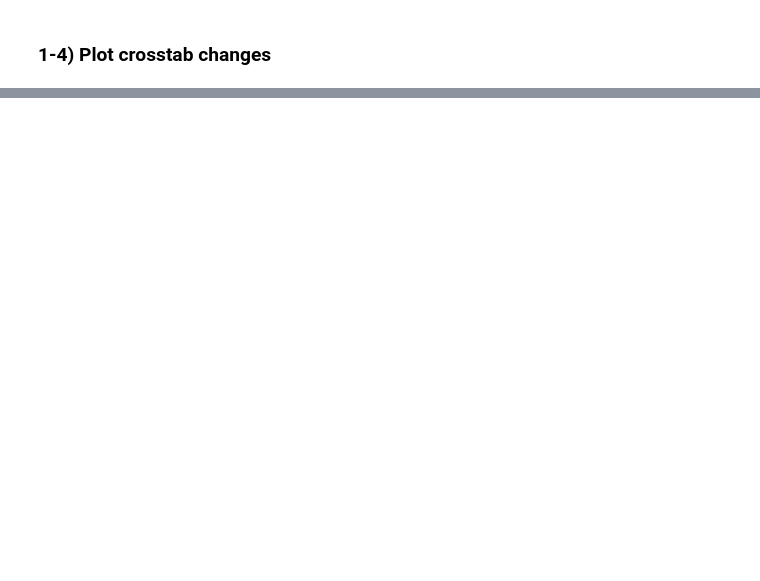
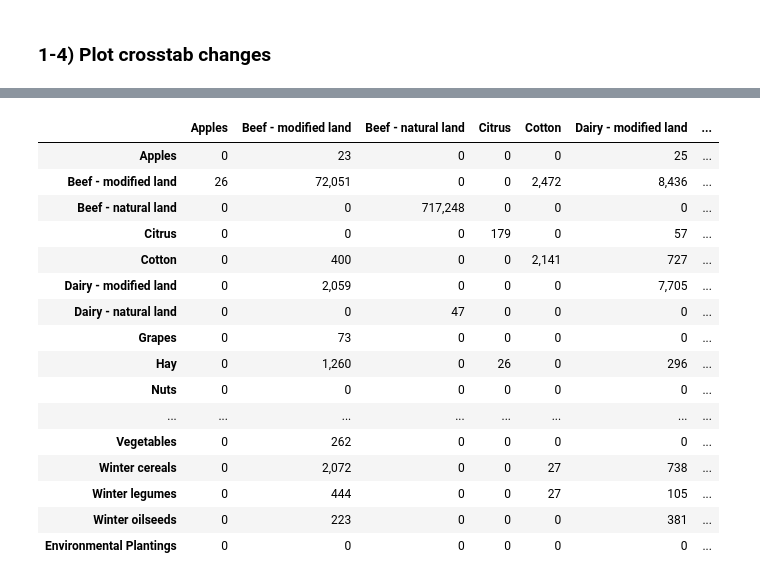
Before and after one commit to JinzhuWANG/VIS_LUTO, a Jupyter notebook: VIS_02_Area.ipynb, the cells around one changed output, grey strips where cells are left out. Cells and saved outputs as stored; diff of their text form; code cells hidden in the pictures; blank space fills up the shorter version.

```diff
--- a/VIS_02_Area.ipynb
+++ b/VIS_02_Area.ipynb
@@ -188,0 +117,24 @@ alt.Chart(crosstab_lu_all).mark_rect().encode(
+# %%
+# HIDDEN
+begin_end_df_area, begin_end_df_pct = get_begin_end_df(files)
+# %%
+# HIDE CODE
+begin_end_df_area.style.background_gradient(cmap='Oranges', axis=1).format('{:,.0f}')
+# %% [output]
+|  | Apples | Beef - modified land | Beef - natural land | Citrus | Cotton | Dairy - modified land | ... |
+| Apples | 0 | 23 | 0 | 0 | 0 | 25 | ... |
+| Beef - modified land | 26 | 72,051 | 0 | 0 | 2,472 | 8,436 | ... |
+| Beef - natural land | 0 | 0 | 717,248 | 0 | 0 | 0 | ... |
+| Citrus | 0 | 0 | 0 | 179 | 0 | 57 | ... |
+| Cotton | 0 | 400 | 0 | 0 | 2,141 | 727 | ... |
+| Dairy - modified land | 0 | 2,059 | 0 | 0 | 0 | 7,705 | ... |
+| Dairy - natural land | 0 | 0 | 47 | 0 | 0 | 0 | ... |
+| Grapes | 0 | 73 | 0 | 0 | 0 | 0 | ... |
+| Hay | 0 | 1,260 | 0 | 26 | 0 | 296 | ... |
+| Nuts | 0 | 0 | 0 | 0 | 0 | 0 | ... |
+| ... | ... | ... | ... | ... | ... | ... | ... |
+| Vegetables | 0 | 262 | 0 | 0 | 0 | 0 | ... |
+| Winter cereals | 0 | 2,072 | 0 | 0 | 27 | 738 | ... |
+| Winter legumes | 0 | 444 | 0 | 0 | 27 | 105 | ... |
+| Winter oilseeds | 0 | 223 | 0 | 0 | 0 | 381 | ... |
+| Environmental Plantings | 0 | 0 | 0 | 0 | 0 | 0 | ... |
```
Also changed, not shown: parts of 7 cells of this notebook, 7 other files.
